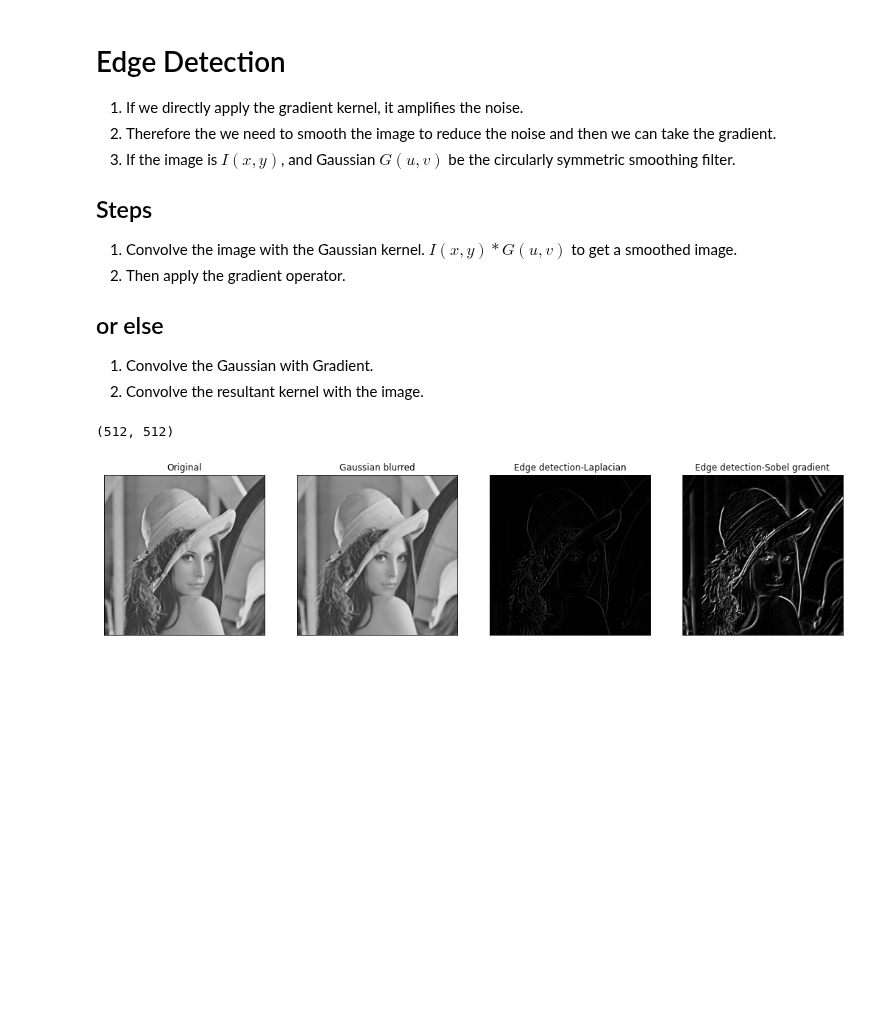
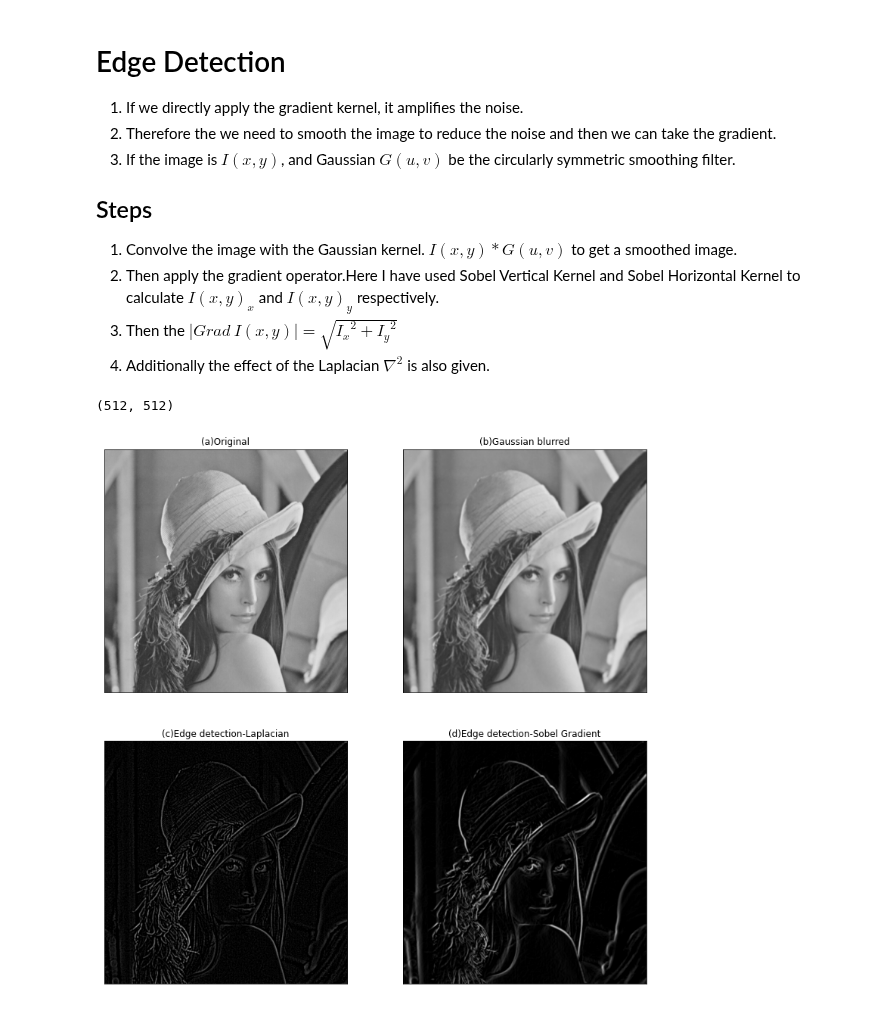
Before and after one commit to bimalka98/Computer-Vision-and-Image-Processing, a Jupyter notebook: Applications/Edge Detection.ipynb, the cells around one changed output. Drawn from its saved outputs; the diff is of its cells as text; code cells hidden in the pictures; blank space fills up the shorter version.

Commit message:
Add edge detection algorithms

```diff
--- a/Applications/Edge Detection.ipynb
+++ b/Applications/Edge Detection.ipynb
@@ -7,11 +7,9 @@
 
 ## Steps
 1. Convolve the image with the Gaussian kernel. $I(x,y) * G(u,v)$ to get a smoothed image.
-2. Then apply the gradient operator.
-
-## or else
-1. Convolve the Gaussian with Gradient.
-2. Convolve the resultant kernel with the image.
+2. Then apply the gradient operator.Here I have used Sobel Vertical Kernel and Sobel Horizontal Kernel to calculate $I(x,y)_{x}$ and $I(x,y)_{y}$ respectively.
+3. Then the $|Grad~I(x,y)| = \sqrt{{I_{x}}^{2} + {I_{y}}^{2}} $
+4. Additionally the effect of the Laplacian $\nabla^{2}$ is also given.
 # %%
 %matplotlib inline
 import numpy as np
@@ -20,45 +18,64 @@ import matplotlib.pyplot as plt
 # %%
 orgimg = cv.imread('..\PracticeCV\Lenna.png', cv.IMREAD_GRAYSCALE)
 print(orgimg.shape)
 
+'''***********************************************************************'''
 #Generating the Gaussian Kernel
 kernel_dim = 5 # dimension of the kernel
 sigma = 1 # standard deviation
-kernel = cv.getGaussianKernel(kernel_dim, sigma)
-smoothed_img = cv.sepFilter2D(orgimg, -1, kernel, kernel) #Gaussian smoothed
+gaussian = cv.getGaussianKernel(kernel_dim, sigma)
+smoothed_img = cv.sepFilter2D(orgimg, -1, gaussian, gaussian) #Gaussian smoothing
 
-#Generating the laplacian kernels
-kernel2 = np.array([(-1,-1,-1),(-1,8,-1),(-1,-1,-1)]) # Able to capture diagonal transitions too therfore-more filtering effect
-laplacin_edges = cv.filter2D(smoothed_img, -1, kernel2)
-
-# Declaring sobel vertical and horizontal kernels
+'''***********************************************************************'''
+# Declaring sobel vertical and horizontal kernels - 1st derivative operator
 sobel_vertical_kernel = np.array([(-1, -2, -1), (0, 0, 0), (1, 2, 1)], dtype='float') #central differnce in vertical---> sobel vertical kernel
 sobel_horizontal_kernel = np.array([(-1,0,1),(-2,0,2),(-1,0,1)], dtype='float') #central differnce in horizontal---> sobel horizontal kernel
 
 # Calculating gradient of the original image using soble operators
-img_hor_edges = cv.filter2D(smoothed_img,-1,sobel_vertical_kernel) # Horizontal edges are detcted by verical kernel--g_x
-img_ver_edges = cv.filter2D(smoothed_img,-1,sobel_horizontal_kernel) # Vertical edges are detected by horizontal kernel--g_y
+img_hor_edges = cv.filter2D(smoothed_img,-1,sobel_vertical_kernel) # Horizontal edges are detcted by verical kernel--I_x
+img_ver_edges = cv.filter2D(smoothed_img,-1,sobel_horizontal_kernel) # Vertical edges are detected by horizontal kernel--I_y
 # -1 is the desired depth of the img
 
-# |grad| = sqrt(g_x**2 + g_y**2) nearly equal to |g_x|+|g_y|
-gradient_image = cv.addWeighted(img_hor_edges , 1.0,img_ver_edges , 1, 0) #Opencv addition is used because numpy addition saturates.
+#calculate the gradient magnitude of vectors
+# |grad(sobel Output)| = sqrt(g_x**2 + g_y**2)
+sobel_out = np.sqrt(np.power(img_hor_edges, 2*np.ones(img_hor_edges.shape)) + np.power(img_ver_edges, 2*np.ones(img_ver_edges.shape)))
+# mapping values from 0 to 255
+sobel_out = ((sobel_out / np.max(sobel_out)) * 255).astype('uint8')
 
+# Gamma corection
+gamma = 1
+LUT = np.array([(i/255.0)**(1.0/gamma)*255.0 for i in np.arange(0,256)]).astype('uint8')
+sobel_out = cv.LUT(sobel_out, LUT)
 
+# |grad| = sqrt(g_x**2 + g_y**2) nearly equal to |g_x|+|g_y| therefore following method is also used.
+#sobel_out = cv.addWeighted(img_hor_edges , 1.0,img_ver_edges , 1, 0) #Opencv addition is used because numpy addition saturates.
+
+'''***********************************************************************'''
+#Generating the laplacian kernels - 2nd derivative operator
+laplacian = np.array([(-1,-1,-1),(-1,8,-1),(-1,-1,-1)]) # Able to capture diagonal transitions too therfore-more filtering effect
+laplacin_edges = cv.filter2D(smoothed_img, -1, laplacian)
+
+# Gamma corection
+gamma = 1.5
+LUT = np.array([(i/255.0)**(1.0/gamma)*255.0 for i in np.arange(0,256)]).astype('uint8')
+laplacin_edges = cv.LUT(laplacin_edges, LUT)
+
+'''***********************************************************************'''
 # Plotting
-fig, axes  = plt.subplots(1,4, sharex='all', sharey='all', figsize=(18,18))
-axes[0].imshow(orgimg, cmap='gray', vmin = 0, vmax = 255)
-axes[0].set_title('Original')
-axes[0].set_xticks([]), axes[0].set_yticks([])
-axes[1].imshow(smoothed_img, cmap='gray', vmin = 0, vmax = 255)
-axes[1].set_title('Gaussian blurred')
-axes[1].set_xticks([]), axes[1].set_yticks([])
-axes[2].imshow(laplacin_edges, cmap='gray', vmin = 0, vmax = 255)
-axes[2].set_title('Edge detection-Laplacian')
-axes[2].set_xticks([]), axes[1].set_yticks([])
-axes[3].imshow(gradient_image, cmap='gray', vmin = 0, vmax = 255)
-axes[3].set_title('Edge detection-Sobel gradient')
-axes[3].set_xticks([]), axes[1].set_yticks([])
+fig, axes  = plt.subplots(2,2, sharex='all', sharey='all', figsize=(13,13))
+axes[0,0].imshow(orgimg, cmap='gray', vmin = 0, vmax = 255)
+axes[0,0].set_title('(a)Original')
+axes[0,0].set_xticks([]), axes[0,0].set_yticks([])
+axes[0,1].imshow(smoothed_img, cmap='gray', vmin = 0, vmax = 255)
+axes[0,1].set_title('(b)Gaussian blurred')
+axes[0,1].set_xticks([]), axes[0,1].set_yticks([])
+axes[1,0].imshow(laplacin_edges, cmap='gray', vmin = 0, vmax = 255)
+axes[1,0].set_title('(c)Edge detection-Laplacian')
+axes[1,0].set_xticks([]), axes[1,0].set_yticks([])
+axes[1,1].imshow(sobel_out, cmap='gray', vmin = 0, vmax = 255)
+axes[1,1].set_title('(d)Edge detection-Sobel Gradient')
+axes[1,1].set_xticks([]), axes[1,1].set_yticks([])
 plt.show()
 # %% [output]
 (512, 512)
-[figure, old version]
+[figure, new version]
```
Also changed, not shown: parts of 3 cells of this notebook, 4 other files.
